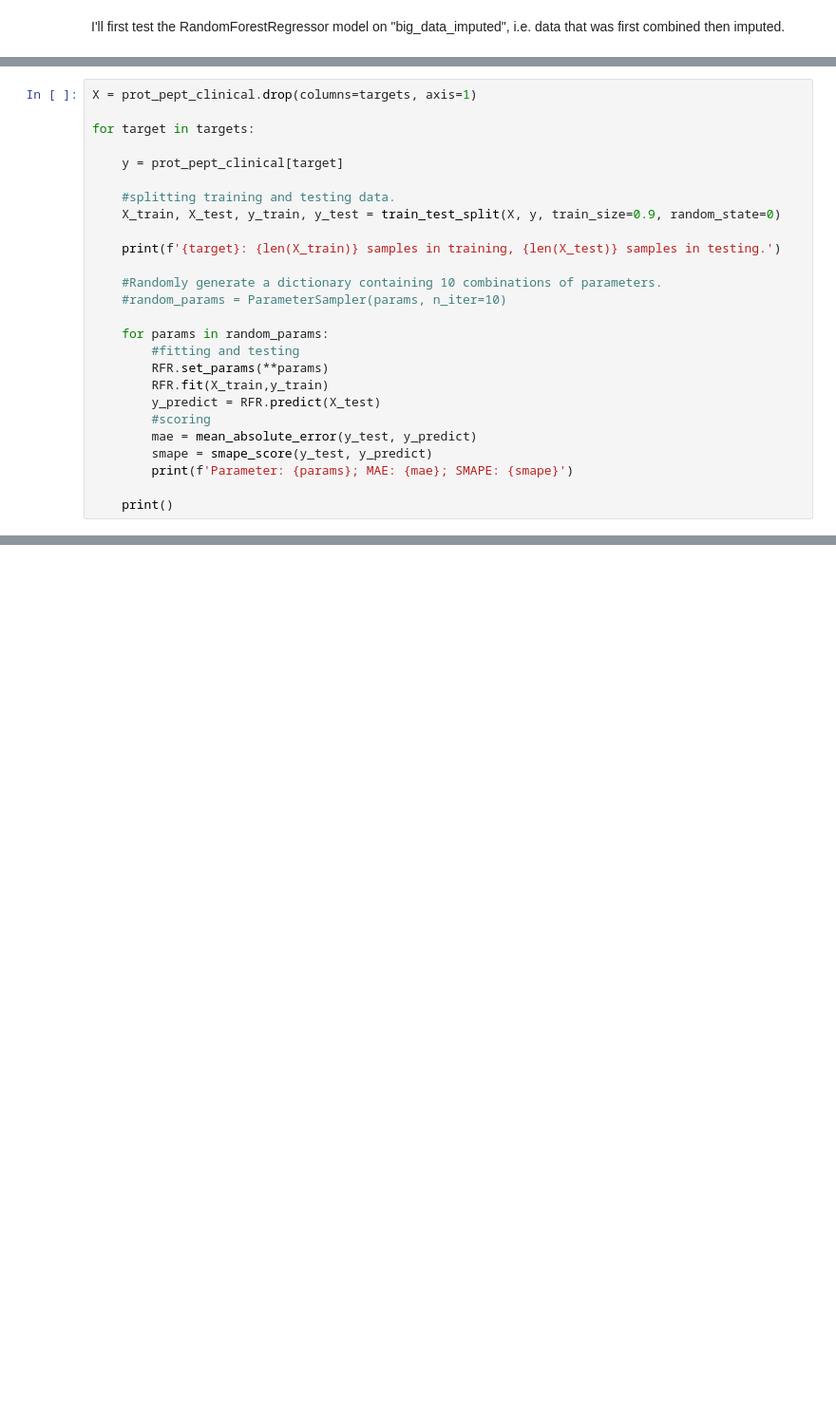
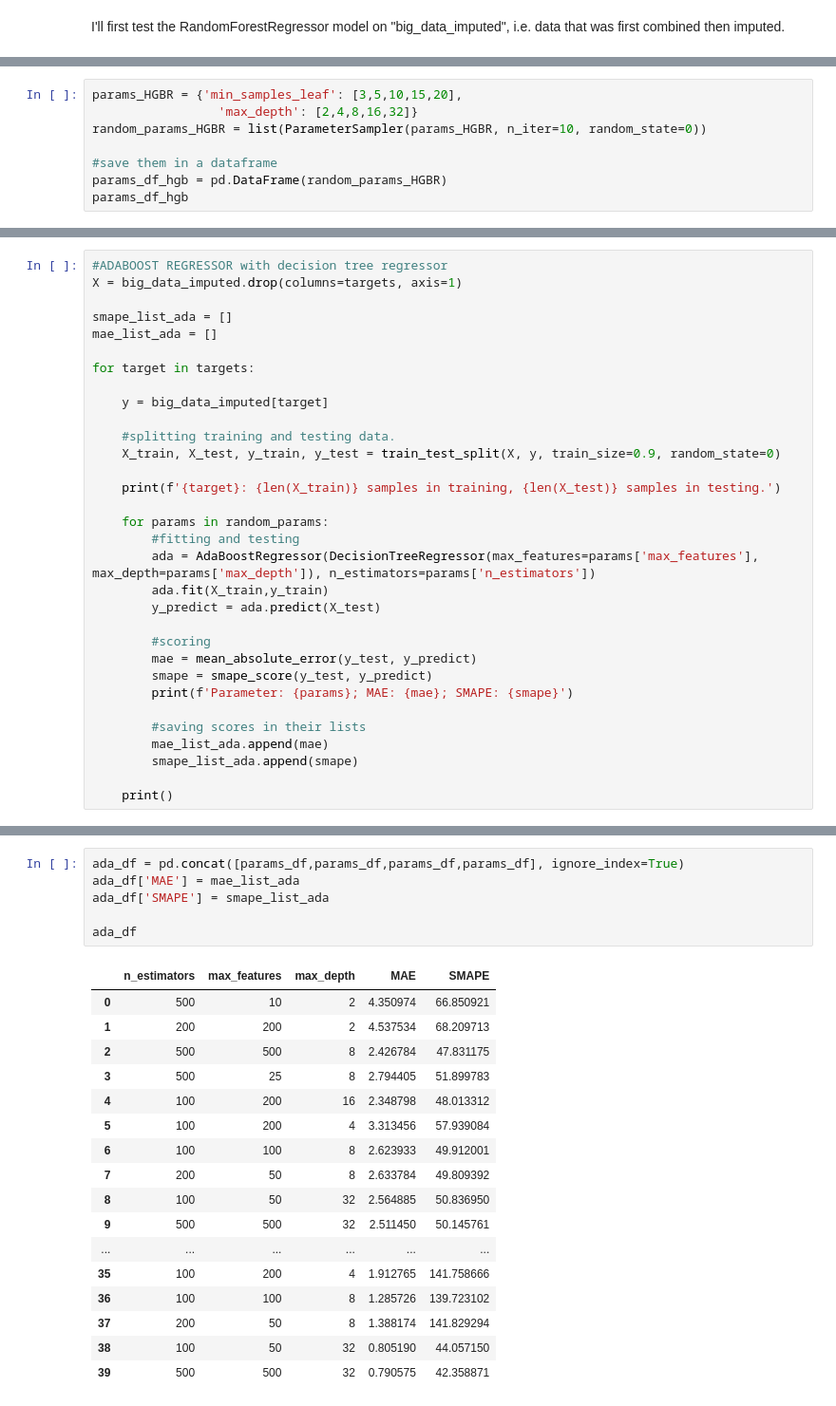
Before and after one commit to fan-yang-md/parkinsons_disease_progression_prediction, a Jupyter notebook: initial_model_selection.ipynb, the cells around one changed output, grey strips where cells are left out. Shown at 95% size. Cells and saved outputs as stored; diff of their text form; blank space fills up the shorter version.

```diff
--- a/initial_model_selection.ipynb
+++ b/initial_model_selection.ipynb
@@ -972,0 +1229,8 @@ I'll first test the RandomForestRegressor model on "big_data_imputed", i.e. data
+# %%
+params_HGBR = {'min_samples_leaf': [3,5,10,15,20],
+                 'max_depth': [2,4,8,16,32]}
+random_params_HGBR = list(ParameterSampler(params_HGBR, n_iter=10, random_state=0))
+
+#save them in a dataframe
+params_df_hgb = pd.DataFrame(random_params_HGBR)
+params_df_hgb
@@ -1021,27 +1369,33 @@ Now we'll test the same set of parameters on the same model, on "prot_pept_clini
 # %%
-X = prot_pept_clinical.drop(columns=targets, axis=1)
+#ADABOOST REGRESSOR with decision tree regressor
+X = big_data_imputed.drop(columns=targets, axis=1)
+
+smape_list_ada = []
+mae_list_ada = []
 
 for target in targets:
 
-    y = prot_pept_clinical[target]
+    y = big_data_imputed[target]
 
     #splitting training and testing data.
     X_train, X_test, y_train, y_test = train_test_split(X, y, train_size=0.9, random_state=0)
 
     print(f'{target}: {len(X_train)} samples in training, {len(X_test)} samples in testing.')
 
-    #Randomly generate a dictionary containing 10 combinations of parameters.
-    #random_params = ParameterSampler(params, n_iter=10)
-
     for params in random_params:
         #fitting and testing
-        RFR.set_params(**params)
-        RFR.fit(X_train,y_train)
-        y_predict = RFR.predict(X_test)
+        ada = AdaBoostRegressor(DecisionTreeRegressor(max_features=params['max_features'], max_depth=params['max_depth']), n_estimators=params['n_estimators'])
+        ada.fit(X_train,y_train)
+        y_predict = ada.predict(X_test)
+
         #scoring
         mae = mean_absolute_error(y_test, y_predict)
         smape = smape_score(y_test, y_predict)
         print(f'Parameter: {params}; MAE: {mae}; SMAPE: {smape}')
 
+        #saving scores in their lists
+        mae_list_ada.append(mae)
+        smape_list_ada.append(smape)
+
     print()
 # %% [output]
@@ -1128 +1419,25 @@ random_params
+# %%
+ada_df = pd.concat([params_df,params_df,params_df,params_df], ignore_index=True)
+ada_df['MAE'] = mae_list_ada
+ada_df['SMAPE'] = smape_list_ada
+
+ada_df
+# %% [output]
+|  | n_estimators | max_features | max_depth | MAE | SMAPE |
+| 0 | 500 | 10 | 2 | 4.350974 | 66.850921 |
+| 1 | 200 | 200 | 2 | 4.537534 | 68.209713 |
+| 2 | 500 | 500 | 8 | 2.426784 | 47.831175 |
+| 3 | 500 | 25 | 8 | 2.794405 | 51.899783 |
+| 4 | 100 | 200 | 16 | 2.348798 | 48.013312 |
+| 5 | 100 | 200 | 4 | 3.313456 | 57.939084 |
+| 6 | 100 | 100 | 8 | 2.623933 | 49.912001 |
+| 7 | 200 | 50 | 8 | 2.633784 | 49.809392 |
+| 8 | 100 | 50 | 32 | 2.564885 | 50.836950 |
+| 9 | 500 | 500 | 32 | 2.511450 | 50.145761 |
+| ... | ... | ... | ... | ... | ... |
+| 35 | 100 | 200 | 4 | 1.912765 | 141.758666 |
+| 36 | 100 | 100 | 8 | 1.285726 | 139.723102 |
+| 37 | 200 | 50 | 8 | 1.388174 | 141.829294 |
+| 38 | 100 | 50 | 32 | 0.805190 | 44.057150 |
+| 39 | 500 | 500 | 32 | 0.790575 | 42.358871 |
 # %%
```
Also changed, not shown: parts of 43 cells of this notebook.
